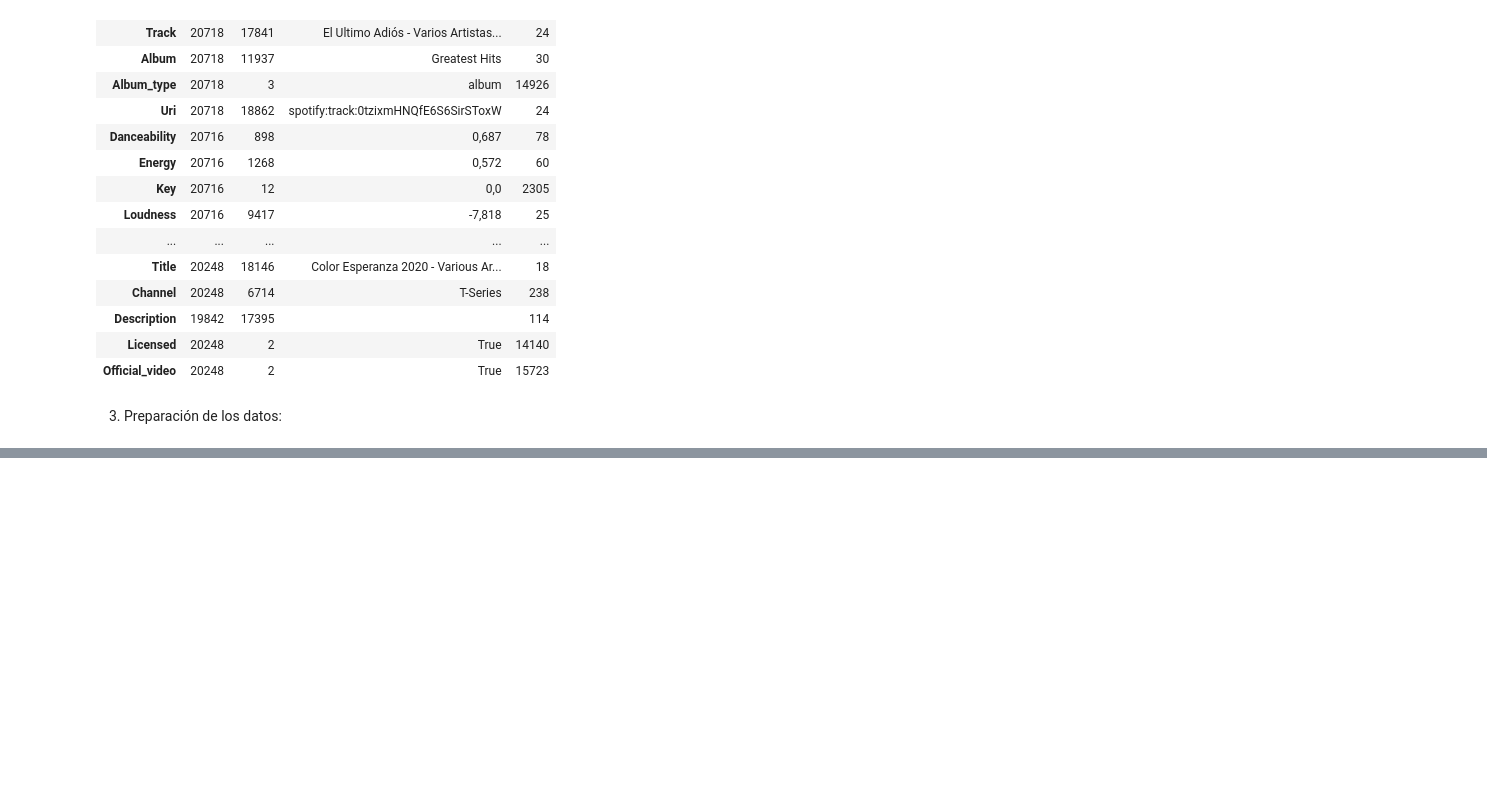
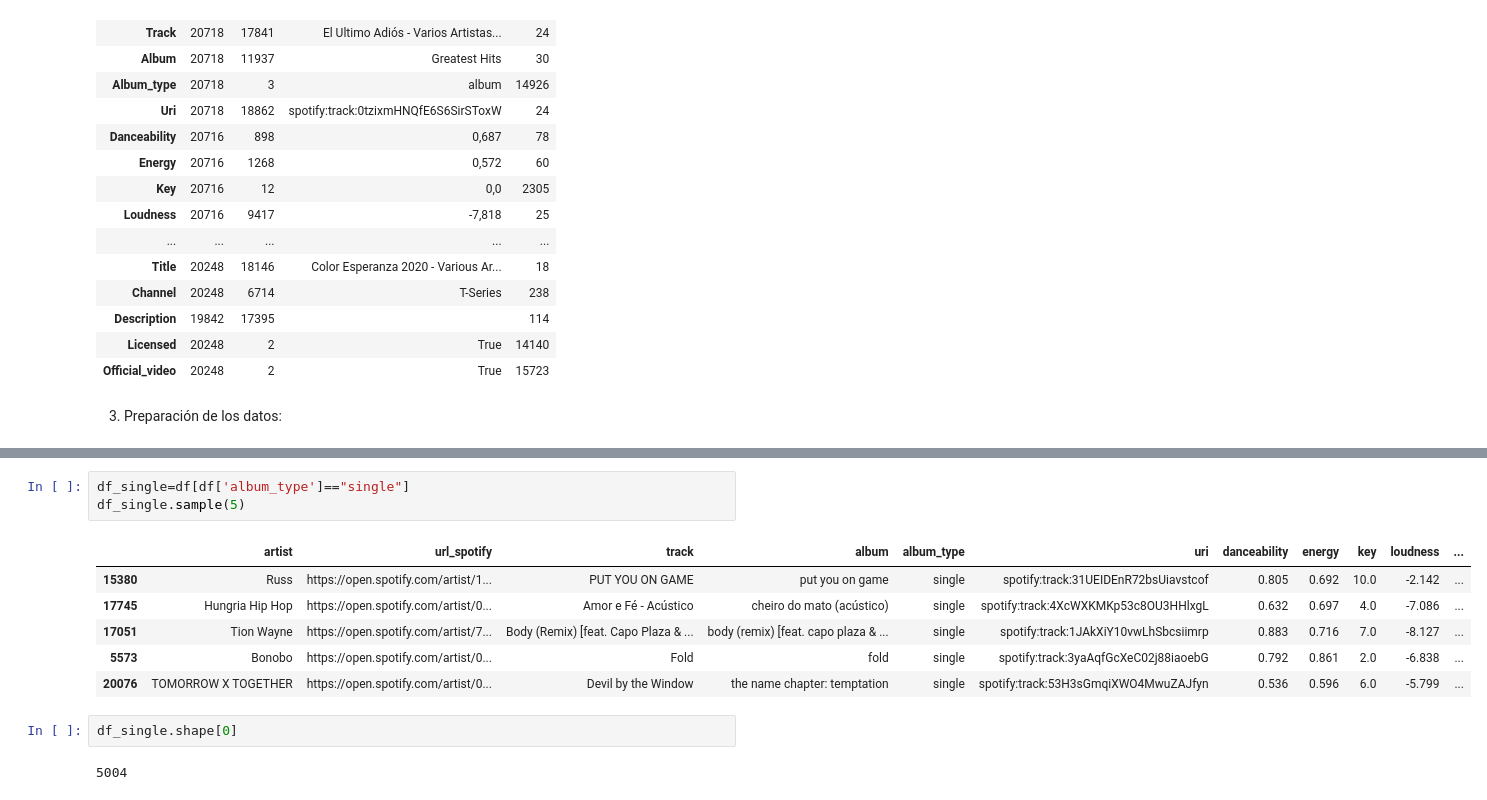
Before and after one commit to Adalab/promo-F-DA-modulo3-evaluacion-intermedia-MC, a Jupyter notebook: evaluacion-intermedia-m3-MC.ipynb, the cells around one changed output, grey strips where cells are left out. Cells and saved outputs as stored; diff of their text form; blank space fills up the shorter version.

```diff
--- a/evaluacion-intermedia-m3-MC.ipynb
+++ b/evaluacion-intermedia-m3-MC.ipynb
@@ -127,0 +280,14 @@ df.select_dtypes(include= 'object').describe().T
+# %%
+df_single=df[df['album_type']=="single"]
+df_single.sample(5)
+# %% [output]
+|  | artist | url_spotify | track | album | album_type | uri | danceability | energy | key | loudness | ... |
+| 15380 | Russ | https://open.spotify.com/artist/1... | PUT YOU ON GAME | put you on game | single | spotify:track:31UEIDEnR72bsUiavstcof | 0.805 | 0.692 | 10.0 | -2.142 | ... |
+| 17745 | Hungria Hip Hop | https://open.spotify.com/artist/0... | Amor e Fé - Acústico | cheiro do mato (acústico) | single | spotify:track:4XcWXKMKp53c8OU3HHlxgL | 0.632 | 0.697 | 4.0 | -7.086 | ... |
+| 17051 | Tion Wayne | https://open.spotify.com/artist/7... | Body (Remix) [feat. Capo Plaza & ... | body (remix) [feat. capo plaza & ... | single | spotify:track:1JAkXiY10vwLhSbcsiimrp | 0.883 | 0.716 | 7.0 | -8.127 | ... |
+| 5573 | Bonobo | https://open.spotify.com/artist/0... | Fold | fold | single | spotify:track:3yaAqfGcXeC02j88iaoebG | 0.792 | 0.861 | 2.0 | -6.838 | ... |
+| 20076 | TOMORROW X TOGETHER | https://open.spotify.com/artist/0... | Devil by the Window | the name chapter: temptation | single | spotify:track:53H3sGmqiXWO4MwuZAJfyn | 0.536 | 0.596 | 6.0 | -5.799 | ... |
+# %%
+df_single.shape[0]
+# %% [output]
+5004
```
Also changed, not shown: parts of 49 cells of this notebook.
